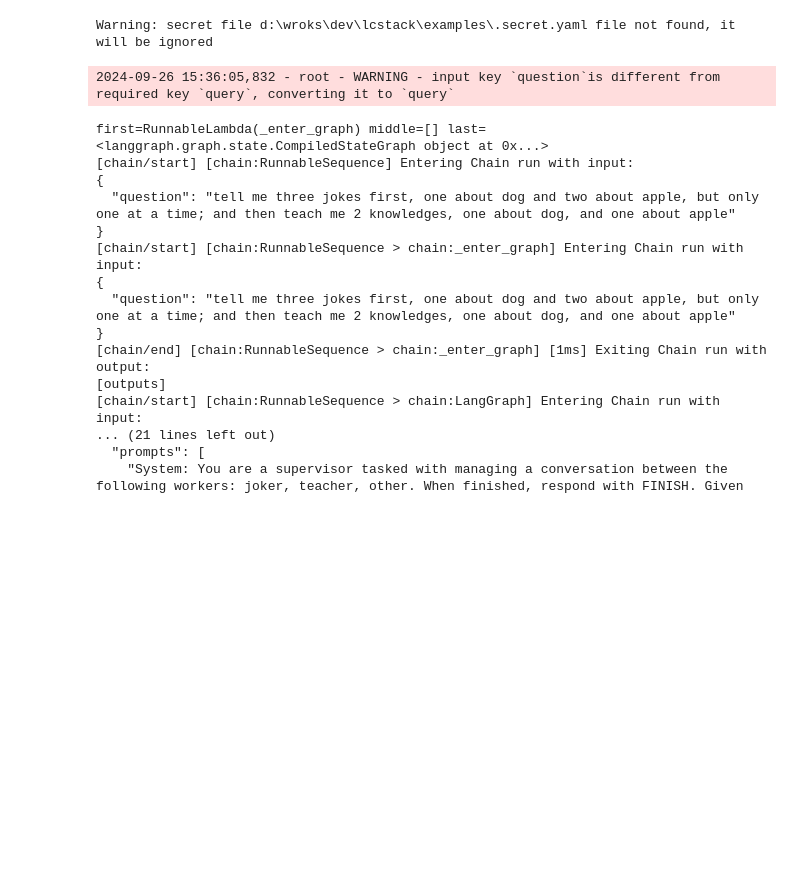
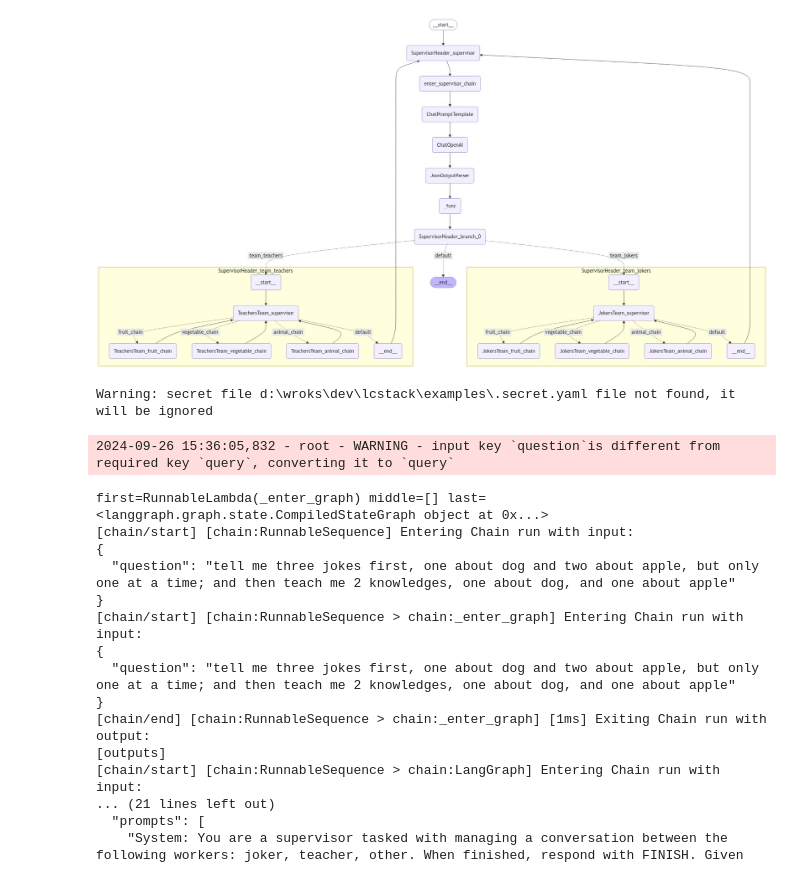
Before and after one commit to bekingcn/lcstack, a Jupyter notebook: examples/workflow_hierarchy.ipynb, the cells around one changed output. Cells and saved outputs as stored; diff of their text form; code cells hidden in the pictures; blank space fills up the shorter version.

```diff
--- a/examples/workflow_hierarchy.ipynb
+++ b/examples/workflow_hierarchy.ipynb
@@ -7,0 +9,3 @@ Warning: secret file d:\wroks\dev\lcstack\examples\.secret.yaml file not found,
+# %%
+teams_manager = lcs.get("teams_manager")
+print(teams_manager)
@@ -8,3 +15,16 @@ Warning: secret file d:\wroks\dev\lcstack\examples\.secret.yaml file not found,
+# %%
+from langgraph.graph.graph import CompiledGraph
+from IPython.display import Image, display
+
+lc_graph: CompiledGraph = teams_manager.last
+
+try:
+    display(Image(lc_graph.get_graph(xray=True).draw_mermaid_png()))
+except Exception:
+    # This requires some extra dependencies and is optional
+    pass
+# %% [output]
+[figure, added]
 # %%
 teams_manager = lcs.get("teams_manager")
 print(teams_manager)
```
Also changed, not shown: parts of 4 cells of this notebook, 1 other file.
